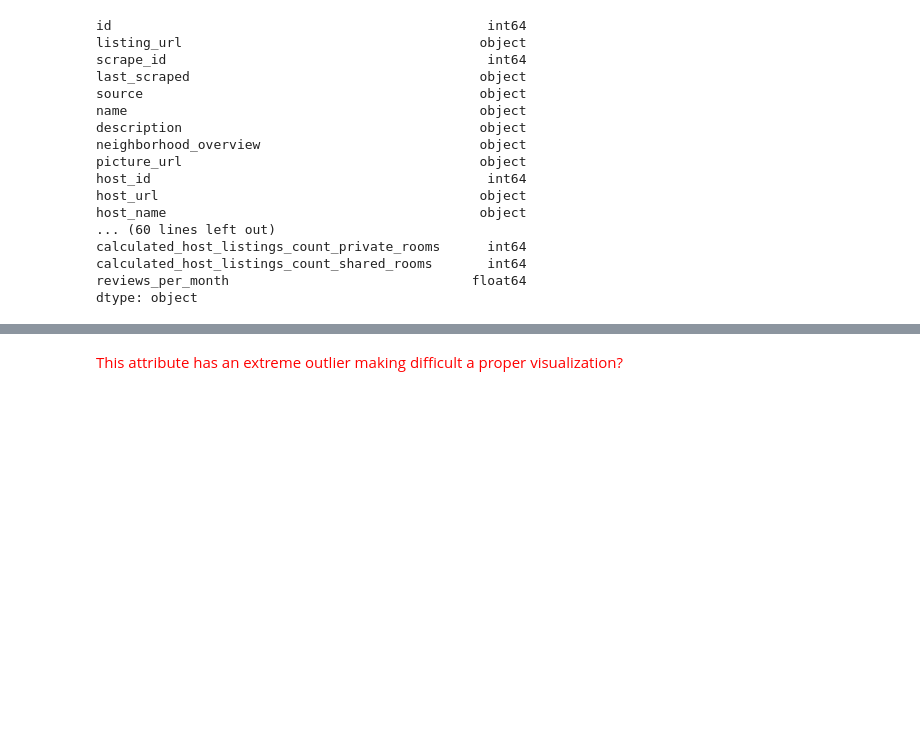
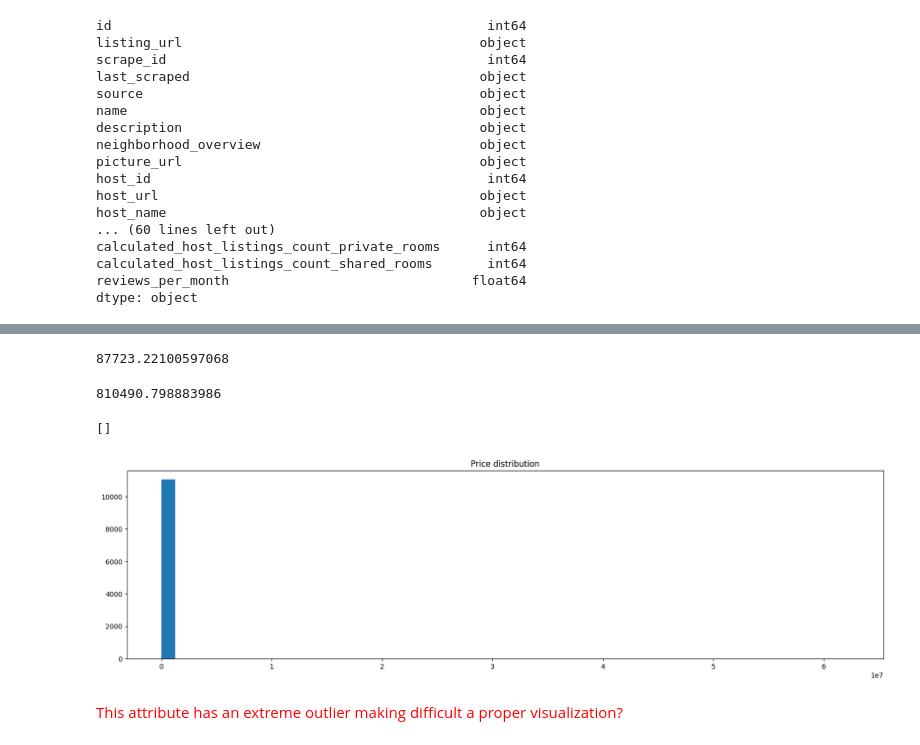
Before and after one commit to Lperdoca/Ciencia-de-datos.-Taller-1, a Jupyter notebook: EDA_AirBnb_Santiago de Chile.ipynb, the cells around one changed output, grey strips where cells are left out. Saved outputs shown, nothing was run; the diff lists cells and outputs as text; code cells hidden in the pictures; blank space fills up the shorter version.

```diff
--- a/EDA_AirBnb_Santiago de Chile.ipynb
+++ b/EDA_AirBnb_Santiago de Chile.ipynb
@@ -101,3 +103,3 @@ listings_df["accommodates"].describe(percentiles=[0.05, 0.25, 0.5, 0.75, 0.95])
 # %%
 # We need to transform the price attribute from object to float
-listings_df["price_float"] = listings_df["price"].str.replace("[$,]", "", regex=True).astype(float)
+listings_Santiago_df["price_float"] = listings_Santiago_df["price"].str.replace("[$,]", "", regex=True).astype(float)
@@ -104,9 +119,22 @@ listings_df["price_float"] = listings_df["price"].str.replace("[$,]", "", regex=
+# %%
+mean_price = listings_Santiago_df['price_float'].mean(skipna=True)
+print(mean_price)
+# %% [output]
+87723.22100597068
+# %%
+std_dev_price = listings_Santiago_df['price_float'].std(skipna=True)
+print(std_dev_price)
+# %% [output]
+810490.798883986
 # %%
 # Plotting a histogram for price
 plt.figure(figsize=(20, 5))
-plt.hist(listings_df["price_float"], bins=50)
+plt.hist(listings_Santiago_df["price_float"], bins=50)
 plt.title("Price distribution")
 plt.plot()
+# %% [output]
+[]
+[figure, added]
 # %% [markdown]
 <span style="color: red;">This attribute has an extreme outlier making difficult a proper visualization?</span>
 # %%
```
Also changed, not shown: parts of 32 cells of this notebook.
